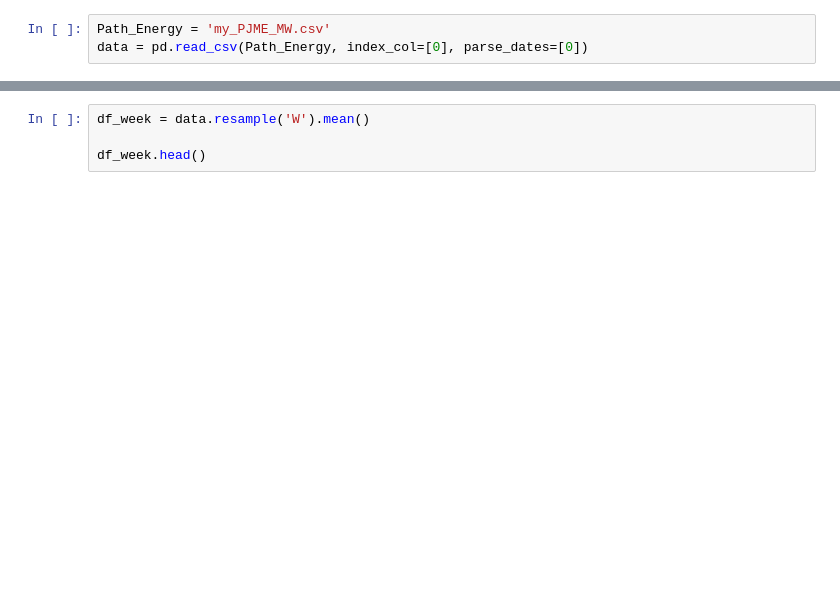
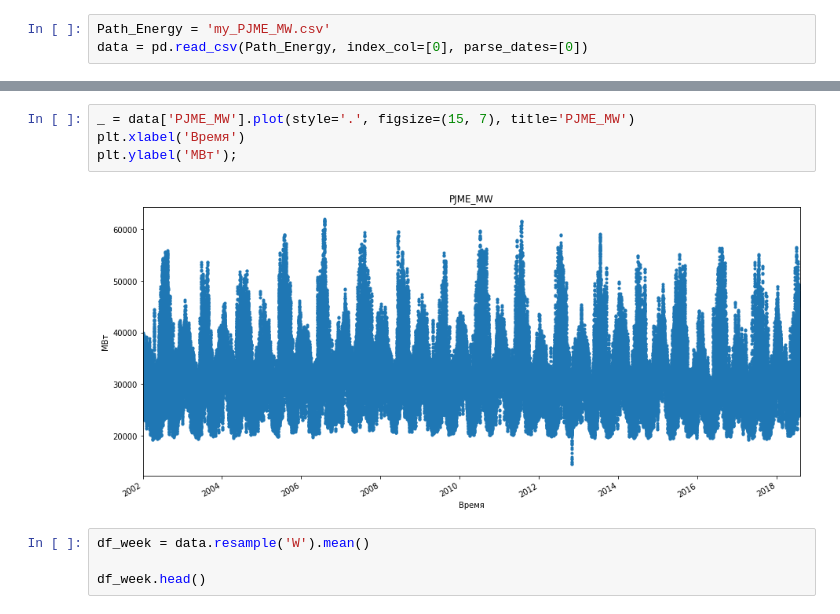
Before and after one commit to studentotlichnik/ML_in_business, a Jupyter notebook: Homework_4.ipynb, the cells around one changed output, grey strips where cells are left out. Drawn from its saved outputs; the diff is of its cells as text; blank space fills up the shorter version.

```diff
--- a/Homework_4.ipynb
+++ b/Homework_4.ipynb
@@ -24,3 +40,9 @@ data = pd.read_csv(Path_Energy, index_col=[0], parse_dates=[0])
+# %%
+_ = data['PJME_MW'].plot(style='.', figsize=(15, 7), title='PJME_MW')
+plt.xlabel('Время')
+plt.ylabel('МВт');
+# %% [output]
+[figure, added]
 # %%
 df_week = data.resample('W').mean()
 
```
Also changed, not shown: parts of 42 cells of this notebook.
